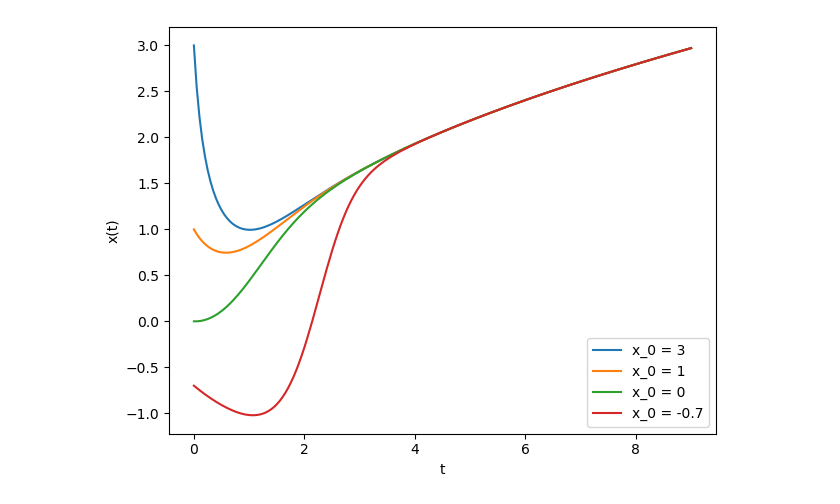
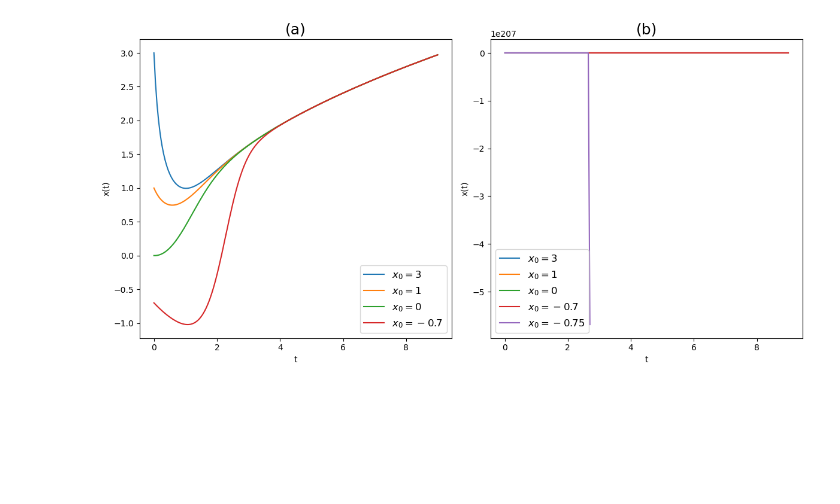
Before and after one commit to NielErykDeTorres004/CP1, a Jupyter notebook: E2.ipynb, the cells around one changed output. Cells and saved outputs as stored; diff of their text form; code cells hidden in the pictures; blank space fills up the shorter version.

Commit message:
Merged Graphs in E

```diff
--- a/E2.ipynb
+++ b/E2.ipynb
@@ -19,42 +19,59 @@ x_03 = 0
 x_04 = -0.7
 x_05 = -0.75
 
 # Arrays for different time steps
 t, x1, x2, x3, x4, x5 = [t_0], [x_01], [x_02], [x_03], [x_04], [x_05]
 
 # Appending loop for dt1
 while abs(t[-1] - t_max) > dt / 2:
     t_new = t[-1] + dt
 
     x_new1 = x1[-1] + dt *   diff_func(t[-1], x1[-1])
     x_new2 = x2[-1] + dt *   diff_func(t[-1], x2[-1])
     x_new3 = x3[-1] + dt *   diff_func(t[-1], x3[-1])
     x_new4 = x4[-1] + dt *   diff_func(t[-1], x4[-1])
     x_new5 = x5[-1] + dt *   diff_func(t[-1], x5[-1])
 
     t.append(t_new)
 
     x1.append(x_new1)
     x2.append(x_new2)
     x3.append(x_new3)
     x4.append(x_new4)
     x5.append(x_new5)
 
+fig, ax = plt.subplots(1, 2, figsize=(12, 6))
+
 # Plot
-plt.plot(t, x1, label='x_0 = 3')
-plt.plot(t, x2, label='x_0 = 1')
-plt.plot(t, x3, label='x_0 = 0')
-plt.plot(t, x4, label='x_0 = -0.7')
+ax[0].plot(t, x1, label='$x_0 = 3$')
+ax[0].plot(t, x2, label='$x_0 = 1$')
+ax[0].plot(t, x3, label='$x_0 = 0$')
+ax[0].plot(t, x4, label='$x_0 = -0.7$')
 
-#plt.plot(t, x5, label='t_max = -0.75')
+ax[0].set_xlabel('t')
+ax[0].set_ylabel('x(t)')
+ax[0].legend(fontsize=12)
+ax[0].set_title('(a)', fontsize=18)
 
-plt.xlabel('t')
-plt.ylabel('x(t)')
-plt.legend()
+ax[1].plot(t, x1, label='$x_0 = 3$')
+ax[1].plot(t, x2, label='$x_0 = 1$')
+ax[1].plot(t, x3, label='$x_0 = 0$')
+ax[1].plot(t, x4, label='$x_0 = -0.7$')
+ax[1].plot(t, x5, label='$x_0 = -0.75$')
+ax[1].set_title('(b)', fontsize=18)
+
+ax[1].set_xlabel('t')
+ax[1].set_ylabel('x(t)')
+ax[1].legend(fontsize=12)
+
+
+
+
 plt.tight_layout()
+plt.savefig("E2a.svg", bbox_inches='tight')
 plt.show()
 # %% [output]
-[figure, old version]
+[figure, new version]
 # %%
 # Initial conditions
 def sqrt(t):
```
Also changed, not shown: parts of 4 cells of this notebook.
